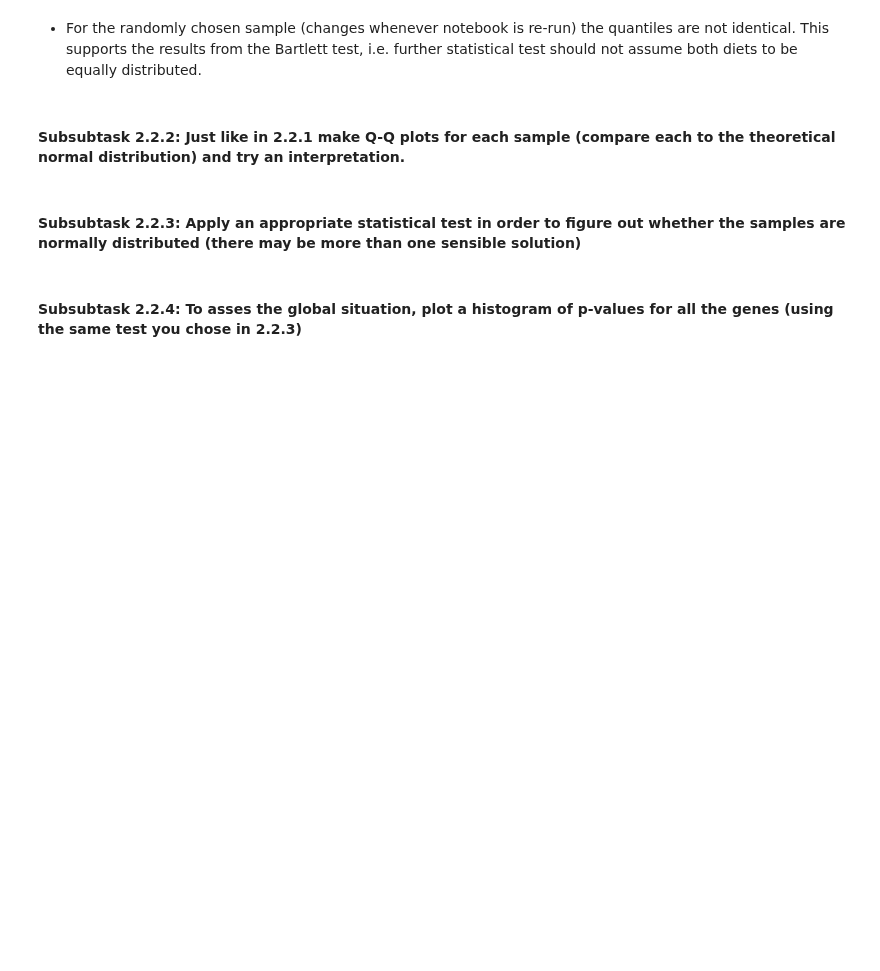
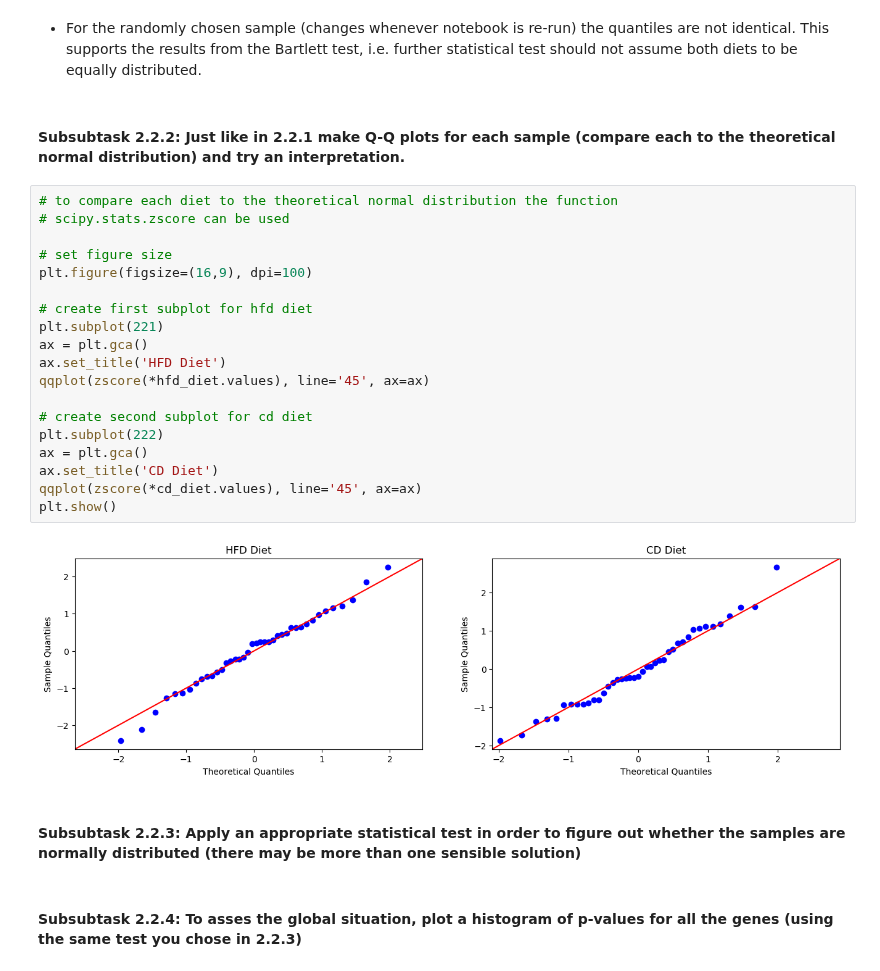
Before and after one commit to TrisKast/DataScience-Bioinformatics, a Jupyter notebook: notebooks/Day56_DE_Analysis.ipynb, the cells around one changed output. Drawn from its saved outputs; the diff is of its cells as text; blank space fills up the shorter version.

```diff
--- a/notebooks/Day56_DE_Analysis.ipynb
+++ b/notebooks/Day56_DE_Analysis.ipynb
@@ -274,6 +274,27 @@ sns.boxplot(data=merged_data, palette=my_pal);
 - For the randomly chosen sample (changes whenever notebook is re-run) the quantiles are not identical. This supports the results from the Bartlett test, i.e. further statistical test  should not assume both diets to be equally distributed.
 # %% [markdown]
 #### Subsubtask 2.2.2: Just like in 2.2.1 make Q-Q plots for each sample (compare each to the theoretical normal distribution) and try an interpretation.
+# %%
+# to compare each diet to the theoretical normal distribution the function
+# scipy.stats.zscore can be used
+
+# set figure size
+plt.figure(figsize=(16,9), dpi=100)
+
+# create first subplot for hfd diet
+plt.subplot(221)
+ax = plt.gca()
+ax.set_title('HFD Diet')
+qqplot(zscore(*hfd_diet.values), line='45', ax=ax)
+
+# create second subplot for cd diet
+plt.subplot(222)
+ax = plt.gca()
+ax.set_title('CD Diet')
+qqplot(zscore(*cd_diet.values), line='45', ax=ax)
+plt.show()
+# %% [output]
+[figure, added]
 # %% [markdown]
 #### Subsubtask 2.2.3: Apply an appropriate statistical test in order to figure out whether the samples are normally distributed (there may be more than one sensible solution)
 # %% [markdown]
```
Also changed, not shown: parts of 7 cells of this notebook.
